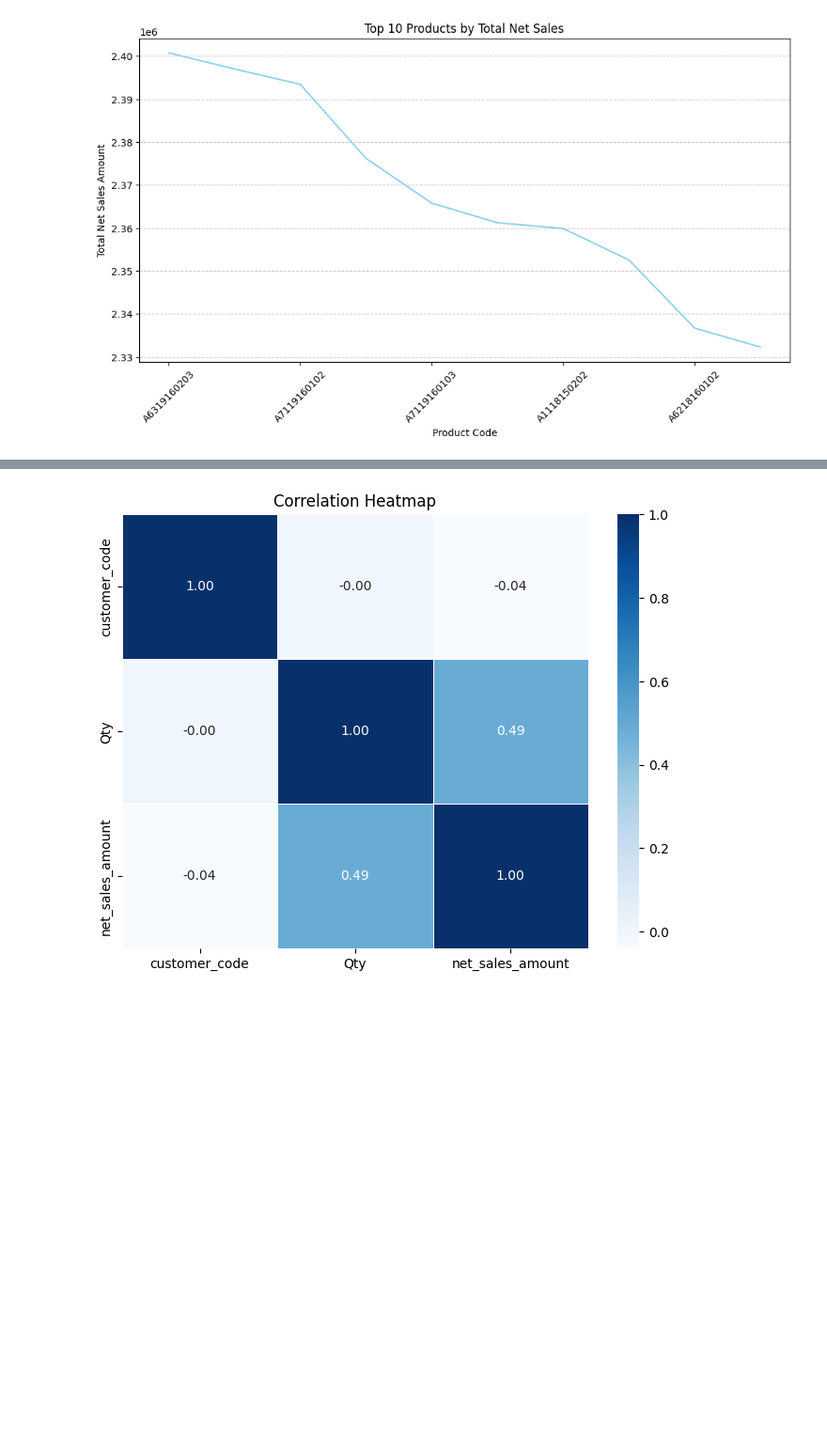
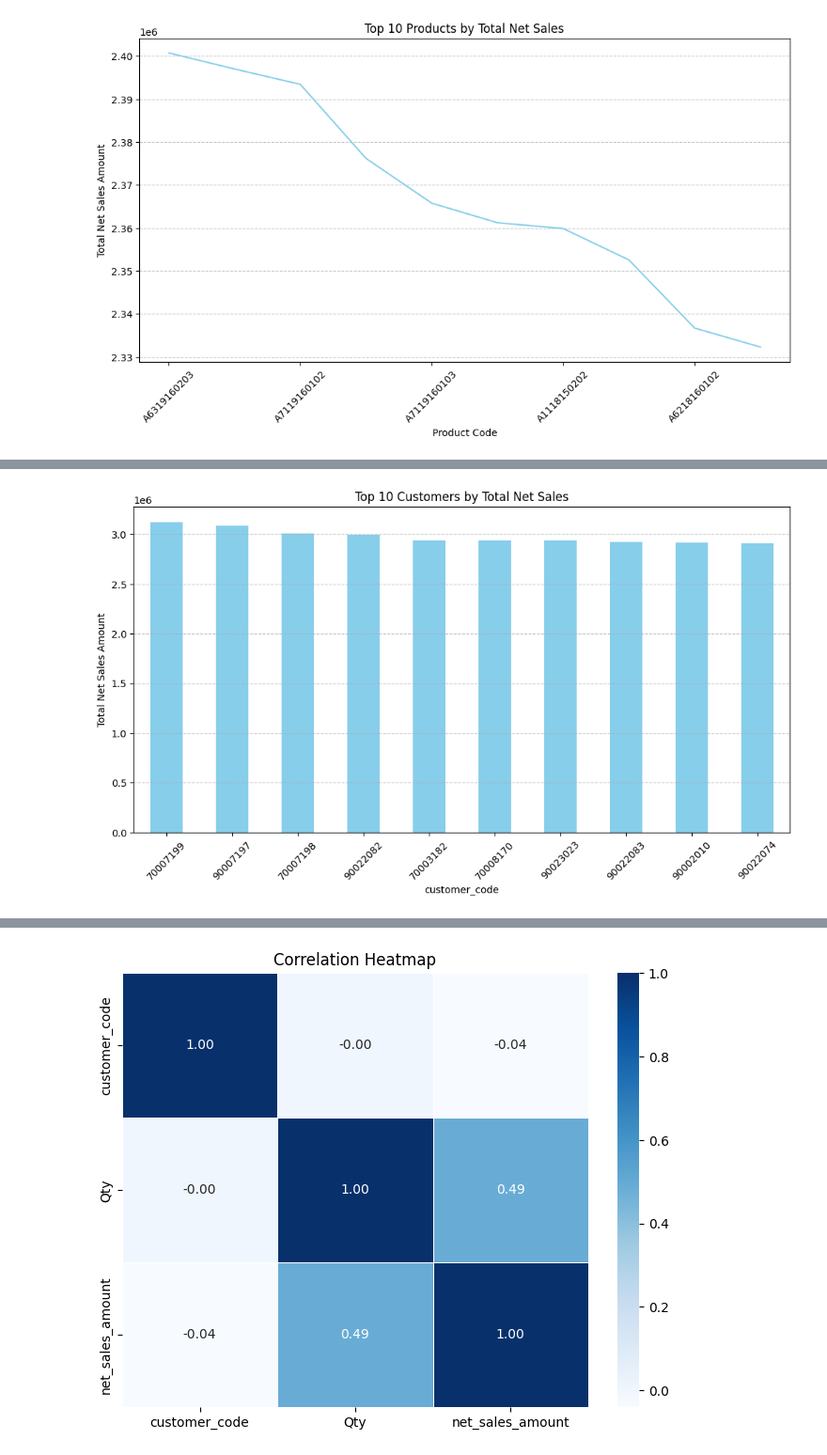
Before and after one commit to sriganesh05/Sri, a Jupyter notebook: HHH_electronics.ipynb, the cells around one changed output, grey strips where cells are left out. Shown at 94% size. Cells and saved outputs as stored; diff of their text form; code cells hidden in the pictures; blank space fills up the shorter version.

```diff
--- a/HHH_electronics.ipynb
+++ b/HHH_electronics.ipynb
@@ -746,0 +755,3 @@ plt.show()
+# %%
+top_customers = df_sales_monthly_cleaned.groupby('customer_code')['net_sales_amount'].sum().sort_values(ascending=False)
+top_customers
@@ -746,0 +774,11 @@ plt.show()
+# %%
+plt.figure(figsize=(12, 6))
+top_customers.head(10).plot(kind='bar', color='skyblue')
+plt.xlabel('customer_code')
+plt.ylabel('Total Net Sales Amount')
+plt.title('Top 10 Customers by Total Net Sales')
+plt.xticks(rotation=45)
+plt.grid(axis='y', linestyle='--', alpha=0.7)
+plt.show()
+# %% [output]
+[figure, added]
```
Also changed, not shown: parts of 12 cells of this notebook.
